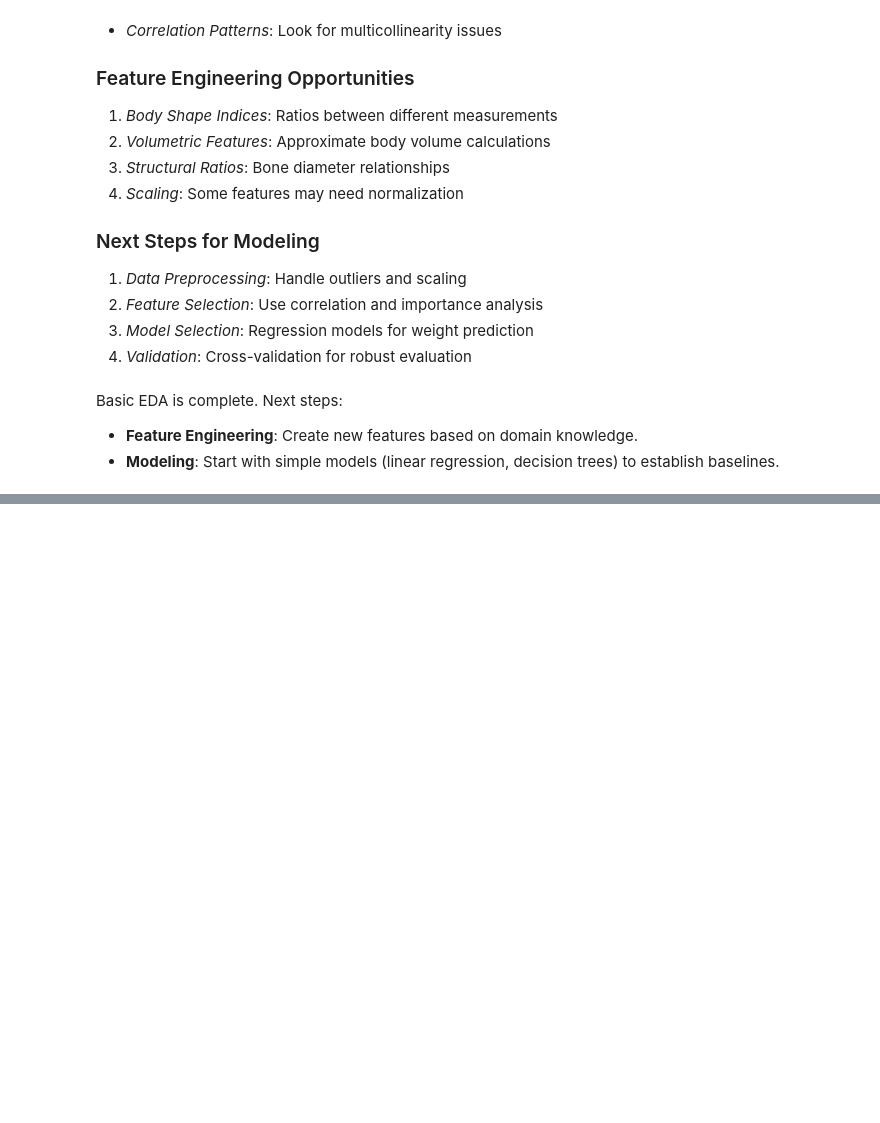
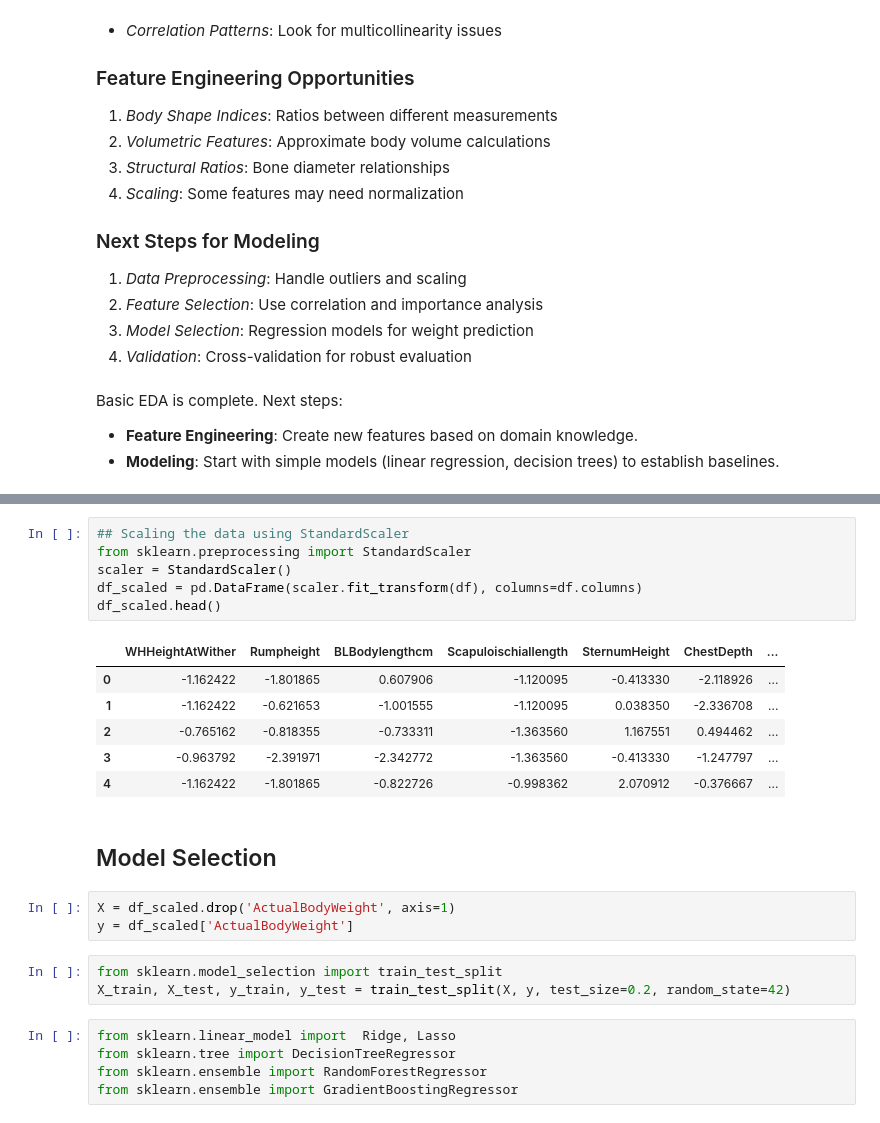
Before and after one commit to shahbhavya7/cattle_model, a Jupyter notebook: experiments.ipynb, the cells around one changed output, grey strips where cells are left out. Drawn from its saved outputs; the diff is of its cells as text; blank space fills up the shorter version.

```diff
--- a/experiments.ipynb
+++ b/experiments.ipynb
@@ -366,0 +503,26 @@ Basic EDA is complete. Next steps:
+# %%
+## Scaling the data using StandardScaler
+from sklearn.preprocessing import StandardScaler
+scaler = StandardScaler()
+df_scaled = pd.DataFrame(scaler.fit_transform(df), columns=df.columns)
+df_scaled.head()
+# %% [output]
+|  | WHHeightAtWither | Rumpheight | BLBodylengthcm | Scapuloischiallength | SternumHeight | ChestDepth | ... |
+| 0 | -1.162422 | -1.801865 | 0.607906 | -1.120095 | -0.413330 | -2.118926 | ... |
+| 1 | -1.162422 | -0.621653 | -1.001555 | -1.120095 | 0.038350 | -2.336708 | ... |
+| 2 | -0.765162 | -0.818355 | -0.733311 | -1.363560 | 1.167551 | 0.494462 | ... |
+| 3 | -0.963792 | -2.391971 | -2.342772 | -1.363560 | -0.413330 | -1.247797 | ... |
+| 4 | -1.162422 | -1.801865 | -0.822726 | -0.998362 | 2.070912 | -0.376667 | ... |
+# %% [markdown]
+## Model Selection
+# %%
+X = df_scaled.drop('ActualBodyWeight', axis=1)
+y = df_scaled['ActualBodyWeight']
+# %%
+from sklearn.model_selection import train_test_split
+X_train, X_test, y_train, y_test = train_test_split(X, y, test_size=0.2, random_state=42)
+# %%
+from sklearn.linear_model import  Ridge, Lasso
+from sklearn.tree import DecisionTreeRegressor
+from sklearn.ensemble import RandomForestRegressor
+from sklearn.ensemble import GradientBoostingRegressor
```
Also changed, not shown: parts of 13 cells of this notebook.
